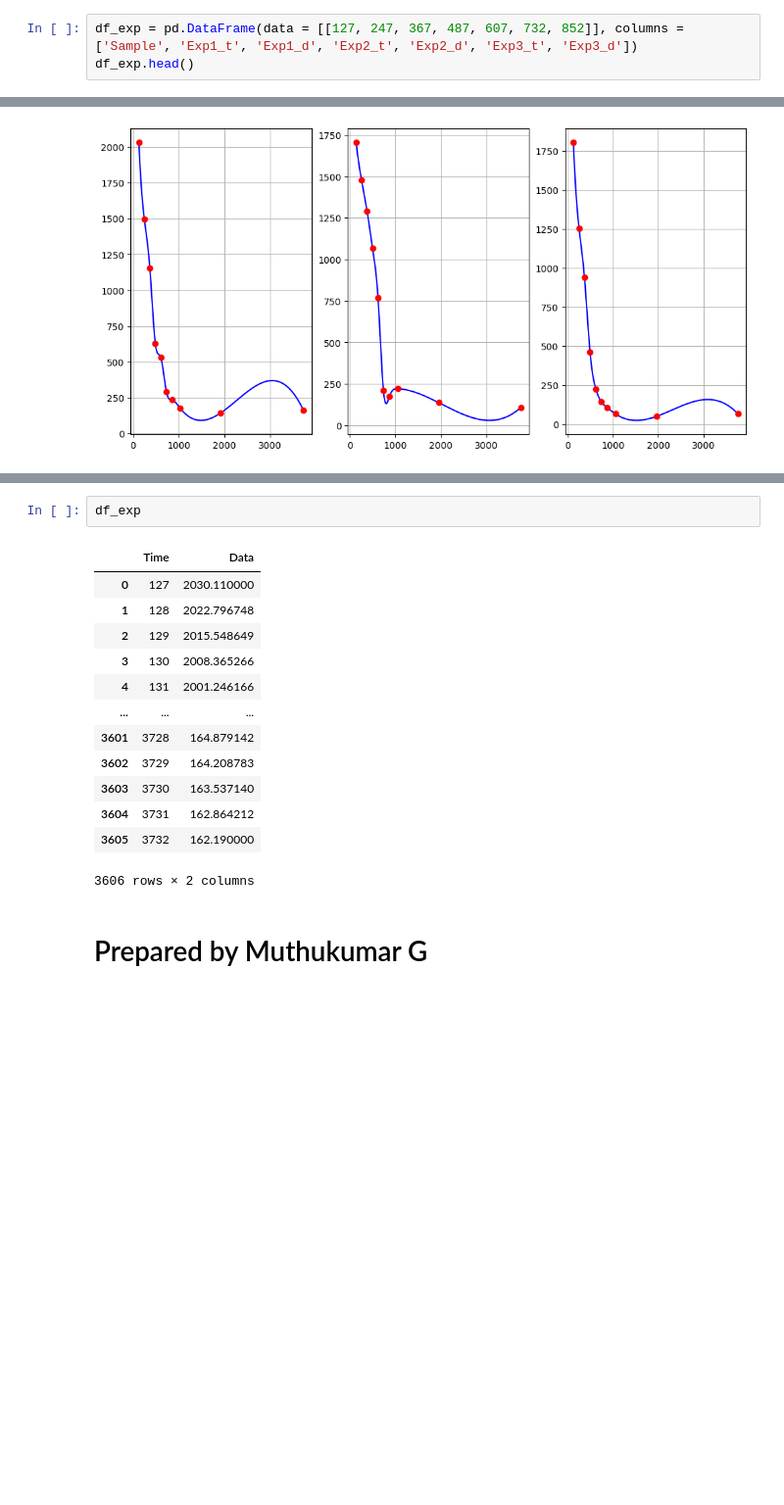
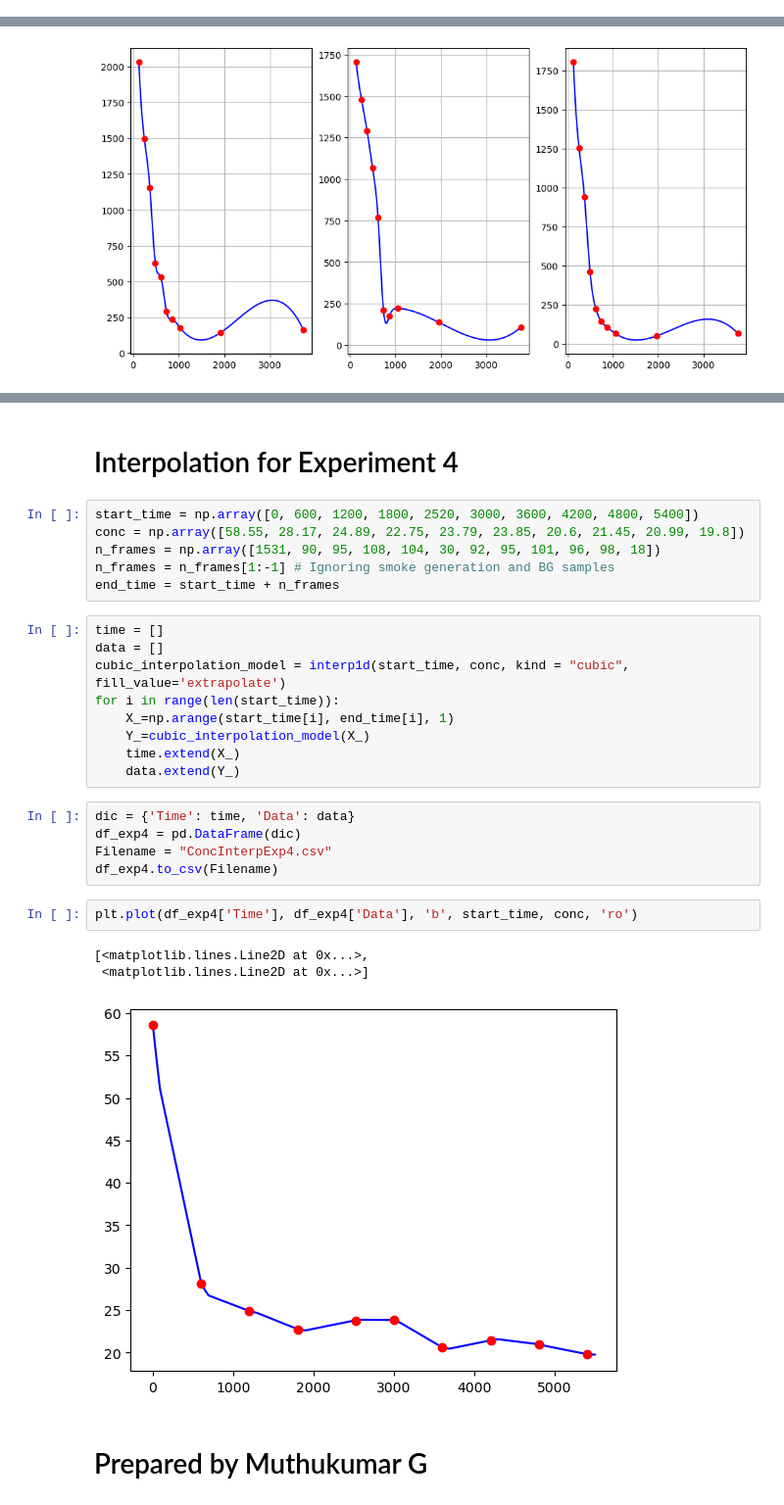
Before and after one commit to muthuganeshece/MLProjects, a Jupyter notebook: LIDAR/Notebook/TargetInterpolation.ipynb, the cells around one changed output, grey strips where cells are left out. Shown at 98% size. Drawn from its saved outputs; the diff is of its cells as text; blank space fills up the shorter version.

Commit message:
Interpolation for Experiment 4

```diff
--- a/LIDAR/Notebook/TargetInterpolation.ipynb
+++ b/LIDAR/Notebook/TargetInterpolation.ipynb
@@ -14,6 +15,3 @@ Exp1_data = [2030.11, 1495.71, 1155.13, 628.36, 531.54, 289.69, 234.99, 176.48,
 Exp2_data = [1704.39, 1476.42, 1292.76, 1067.22, 767.64, 209.29, 174.57, 221.29, 137.35, 107.61]
 Exp3_data = [1803.12, 1254.7, 940.73, 460.25, 226.65, 144.26, 107.25, 66.35, 50.73, 66.63]
 exp_data = [Exp1_data, Exp2_data, Exp3_data]
-# %%
-df_exp = pd.DataFrame(data = [[127, 247, 367, 487, 607, 732, 852]], columns = ['Sample', 'Exp1_t', 'Exp1_d', 'Exp2_t', 'Exp2_d', 'Exp3_t', 'Exp3_d'])
-df_exp.head()
@@ -86,18 +83,30 @@ for i in range(len(exp_time)):
+# %% [markdown]
+# Interpolation for Experiment 4
 # %%
-df_exp
+start_time = np.array([0, 600, 1200, 1800, 2520, 3000, 3600, 4200, 4800, 5400])
+conc = np.array([58.55, 28.17, 24.89, 22.75, 23.79, 23.85, 20.6, 21.45, 20.99, 19.8])
+n_frames = np.array([1531, 90, 95, 108, 104, 30, 92, 95, 101, 96, 98, 18])
+n_frames = n_frames[1:-1] # Ignoring smoke generation and BG samples
+end_time = start_time + n_frames
-# %% [output]
-|  | Time | Data |
-| 0 | 127 | 2030.110000 |
-| 1 | 128 | 2022.796748 |
-| 2 | 129 | 2015.548649 |
-| 3 | 130 | 2008.365266 |
-| 4 | 131 | 2001.246166 |
-| ... | ... | ... |
-| 3601 | 3728 | 164.879142 |
-| 3602 | 3729 | 164.208783 |
-| 3603 | 3730 | 163.537140 |
-| 3604 | 3731 | 162.864212 |
-| 3605 | 3732 | 162.190000 |
-3606 rows × 2 columns
+# %%
+time = []
+data = []
+cubic_interpolation_model = interp1d(start_time, conc, kind = "cubic", fill_value='extrapolate')
+for i in range(len(start_time)):
+    X_=np.arange(start_time[i], end_time[i], 1)
+    Y_=cubic_interpolation_model(X_)
+    time.extend(X_)
+    data.extend(Y_)
+# %%
+dic = {'Time': time, 'Data': data}
+df_exp4 = pd.DataFrame(dic)
+Filename = "ConcInterpExp4.csv"
+df_exp4.to_csv(Filename)
+# %%
+plt.plot(df_exp4['Time'], df_exp4['Data'], 'b', start_time, conc, 'ro')
+# %% [output]
+[<matplotlib.lines.Line2D at 0x...>,
+ <matplotlib.lines.Line2D at 0x...>]
+[figure, added]
 # %% [markdown]
 # Prepared by Muthukumar G
```
Also changed, not shown: parts of 3 cells of this notebook.
